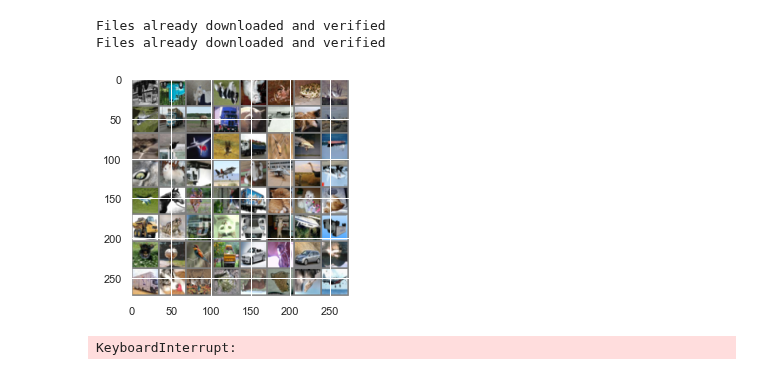
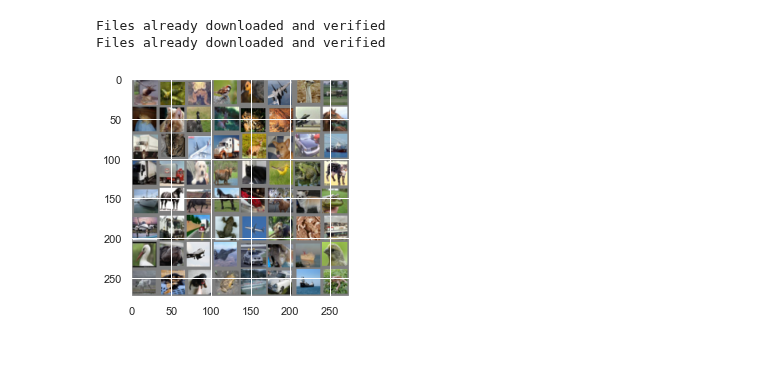
Before and after one commit to COMP6248-Reproducability-Challenge/MaSS-optimiser, a Jupyter notebook: General/Code/CNN.ipynb, the cells around one changed output. Saved outputs shown, nothing was run; the diff lists cells and outputs as text; code cells hidden in the pictures.

```diff
--- a/General/Code/CNN.ipynb
+++ b/General/Code/CNN.ipynb
@@ -28,41 +28,41 @@ transform = transforms.Compose(
     [transforms.ToTensor(),
      transforms.Normalize((0.5, 0.5, 0.5), (0.5, 0.5, 0.5)),
      transforms.RandomHorizontalFlip(),
-     transforms.RandomVerticalFlip()])
+     transforms.RandomAffine(0, translate=(0.1,0.1))])
 
 # CIFAR10: 60000 32x32 color images in 10 classes, with 6000 images per class
 train_dataset = torchvision.datasets.CIFAR10(root='./data', train=True,
                                         download=True, transform=transform)
 
 test_dataset = torchvision.datasets.CIFAR10(root='./data', train=False,
                                        download=True, transform=transform)
 
 train_loader = torch.utils.data.DataLoader(train_dataset, batch_size=batch_size,
                                           shuffle=True)
 
 test_loader = torch.utils.data.DataLoader(test_dataset, batch_size=batch_size,
                                          shuffle=False)
 
 classes = ('plane', 'car', 'bird', 'cat',
            'deer', 'dog', 'frog', 'horse', 'ship', 'truck')
 
 def imshow(img):
     img = img / 2 + 0.5  # unnormalize
     npimg = img.numpy()
     plt.imshow(np.transpose(npimg, (1, 2, 0)))
     plt.show()
 
 
 # get some random training images
 dataiter = iter(train_loader)
 images, labels = dataiter.next()
 
 # show images
 imshow(torchvision.utils.make_grid(images))
 # %% [output]
 Files already downloaded and verified
 Files already downloaded and verified
-[figure, old version]
+[figure, new version]
 # %%
 
 class ConvNet(nn.Module):
@@ -152,8 +153,6 @@ def train():
 
     print(f'Training Loss: {running_train_loss/len(train_loader)}\t \
             Training accuracy: {train_accuracy[epoch]}')
-# %% [output]
-KeyboardInterrupt:
 # %%
 def test():
     model.eval()
```
Also changed, not shown: parts of 3 cells of this notebook, 21 other files.
